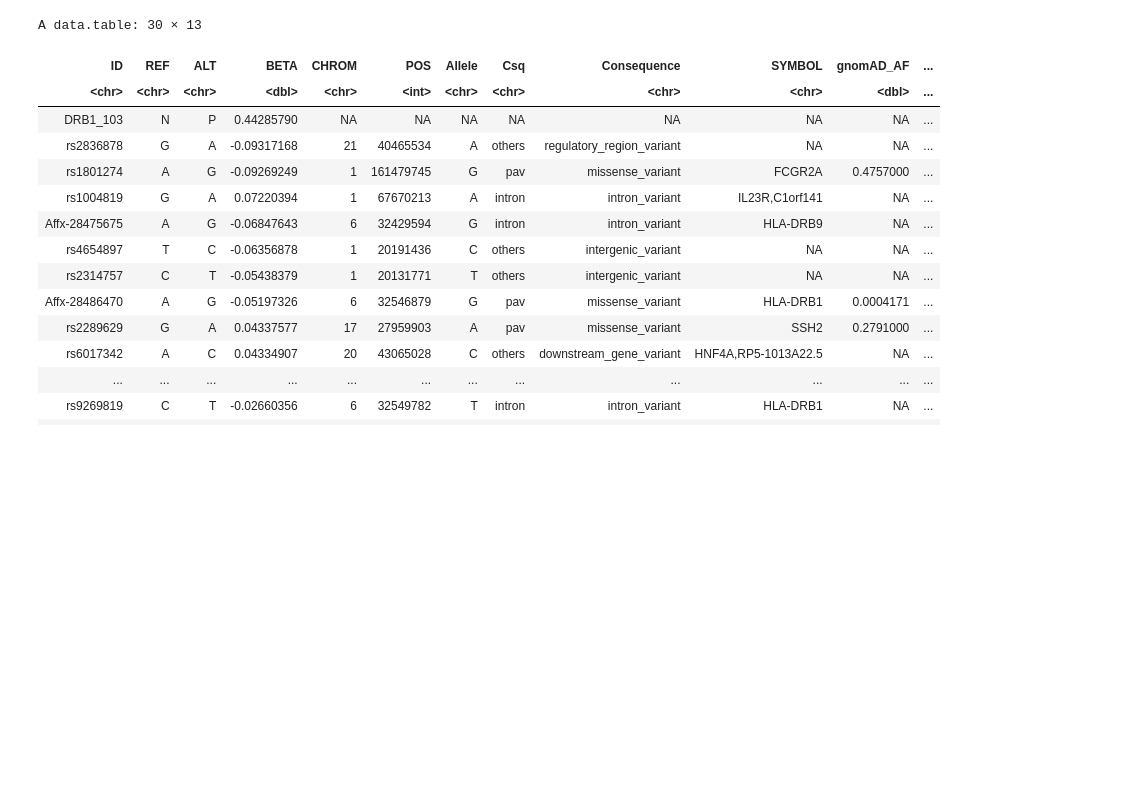
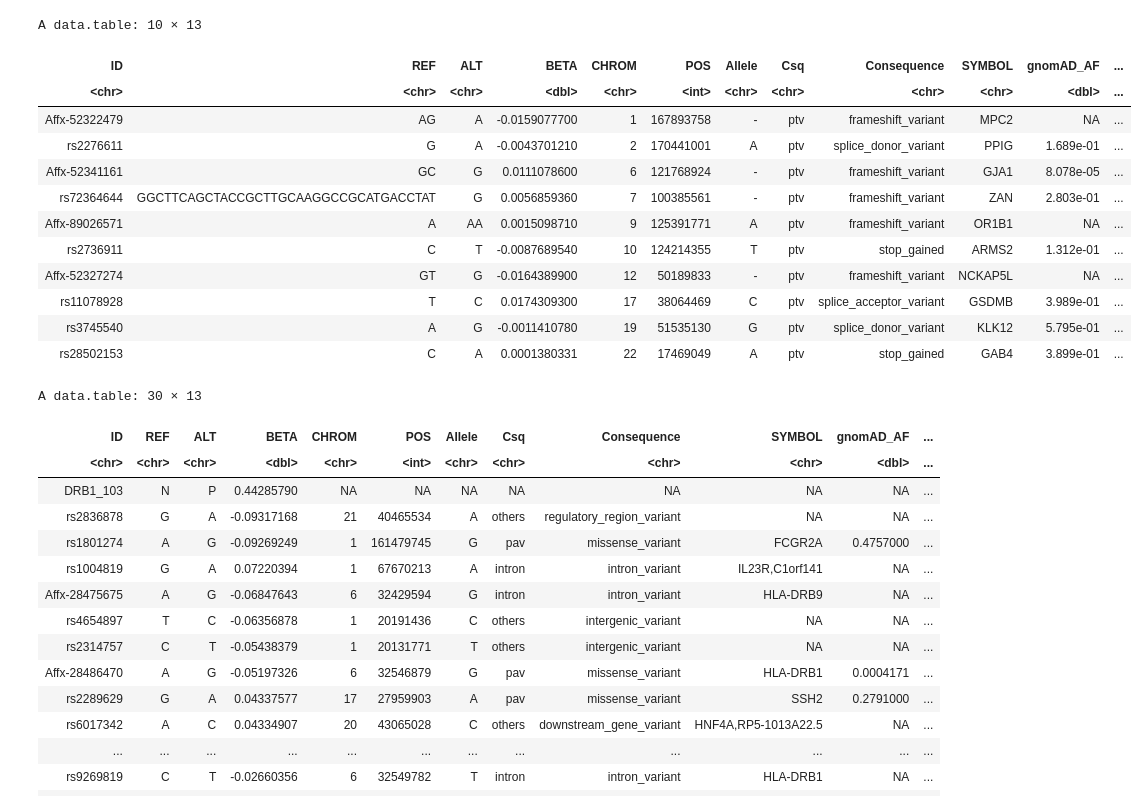
Before and after one commit to rivas-lab/PRS, a Jupyter notebook: src/202009_batch/10_lake_HC201.ipynb, the cells around one changed output. Drawn from its saved outputs; the diff is of its cells as text; code cells hidden in the pictures; blank space fills up the shorter version.

```diff
--- a/src/202009_batch/10_lake_HC201.ipynb
+++ b/src/202009_batch/10_lake_HC201.ipynb
@@ -36,3 +125,21 @@ ggsave('plots/p_lake.HC201.png', p_lake, width=6, height=6)
+# %%
+df %>% arrange(POScum) %>%
+filter(Csq == 'ptv', LoF=='HC') %>%
+head(30)
+# %% [output]
+A data.table: 10 × 13
+| ID | REF | ALT | BETA | CHROM | POS | Allele | Csq | Consequence | SYMBOL | gnomAD_AF | ... |
+| <chr> | <chr> | <chr> | <dbl> | <chr> | <int> | <chr> | <chr> | <chr> | <chr> | <dbl> | ... |
+| Affx-52322479 | AG | A | -0.0159077700 | 1 | 167893758 | - | ptv | frameshift_variant | MPC2 | NA | ... |
+| rs2276611 | G | A | -0.0043701210 | 2 | 170441001 | A | ptv | splice_donor_variant | PPIG | 1.689e-01 | ... |
+| Affx-52341161 | GC | G | 0.0111078600 | 6 | 121768924 | - | ptv | frameshift_variant | GJA1 | 8.078e-05 | ... |
+| rs72364644 | GGCTTCAGCTACCGCTTGCAAGGCCGCATGACCTAT | G | 0.0056859360 | 7 | 100385561 | - | ptv | frameshift_variant | ZAN | 2.803e-01 | ... |
+| Affx-89026571 | A | AA | 0.0015098710 | 9 | 125391771 | A | ptv | frameshift_variant | OR1B1 | NA | ... |
+| rs2736911 | C | T | -0.0087689540 | 10 | 124214355 | T | ptv | stop_gained | ARMS2 | 1.312e-01 | ... |
+| Affx-52327274 | GT | G | -0.0164389900 | 12 | 50189833 | - | ptv | frameshift_variant | NCKAP5L | NA | ... |
+| rs11078928 | T | C | 0.0174309300 | 17 | 38064469 | C | ptv | splice_acceptor_variant | GSDMB | 3.989e-01 | ... |
+| rs3745540 | A | G | -0.0011410780 | 19 | 51535130 | G | ptv | splice_donor_variant | KLK12 | 5.795e-01 | ... |
+| rs28502153 | C | A | 0.0001380331 | 22 | 17469049 | A | ptv | stop_gained | GAB4 | 3.899e-01 | ... |
 # %%
 df %>% arrange(POScum) %>%
 arrange(-abs(BETA)) %>%
```
Also changed, not shown: parts of 9 cells of this notebook, 23 other files.
